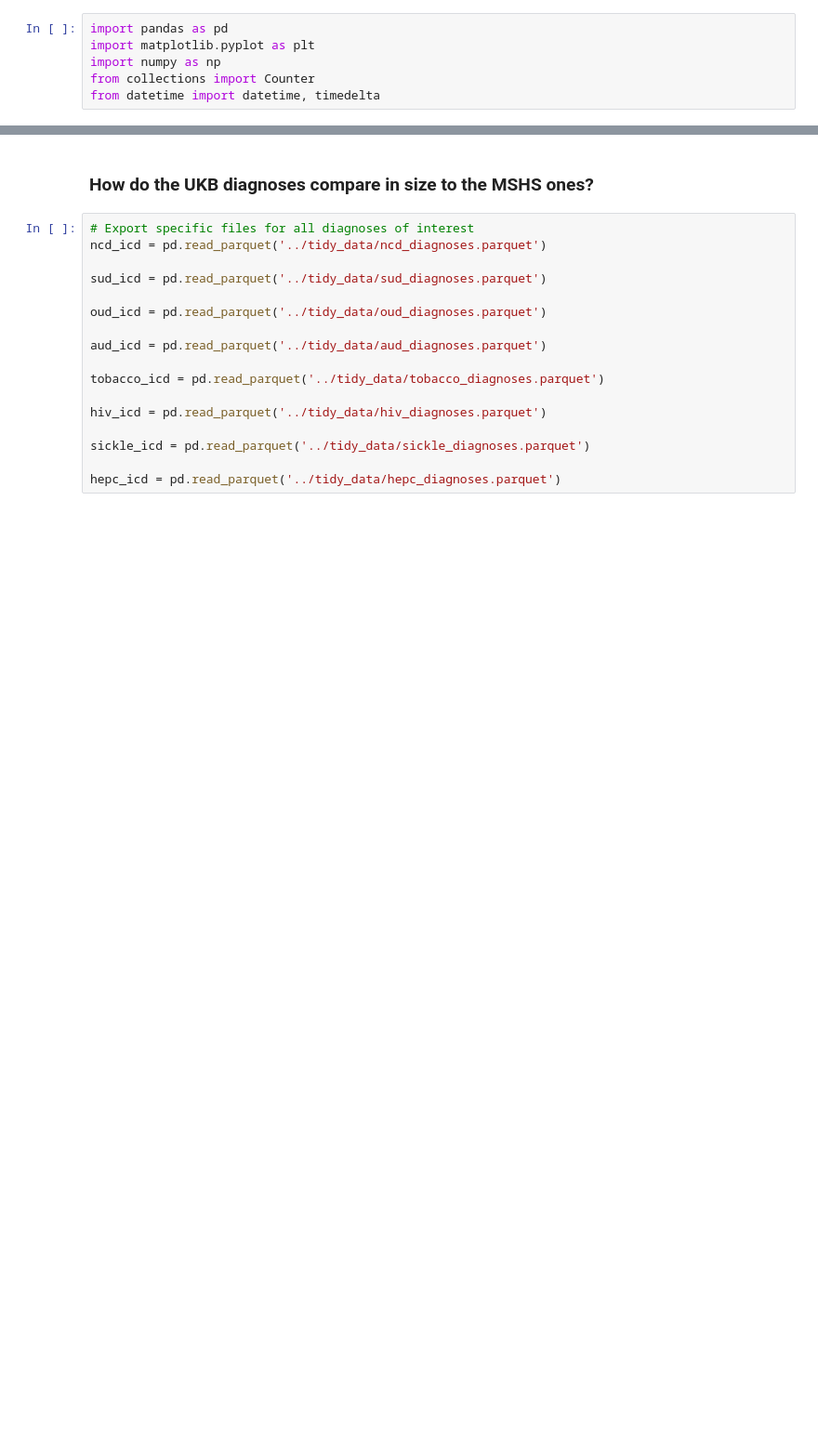
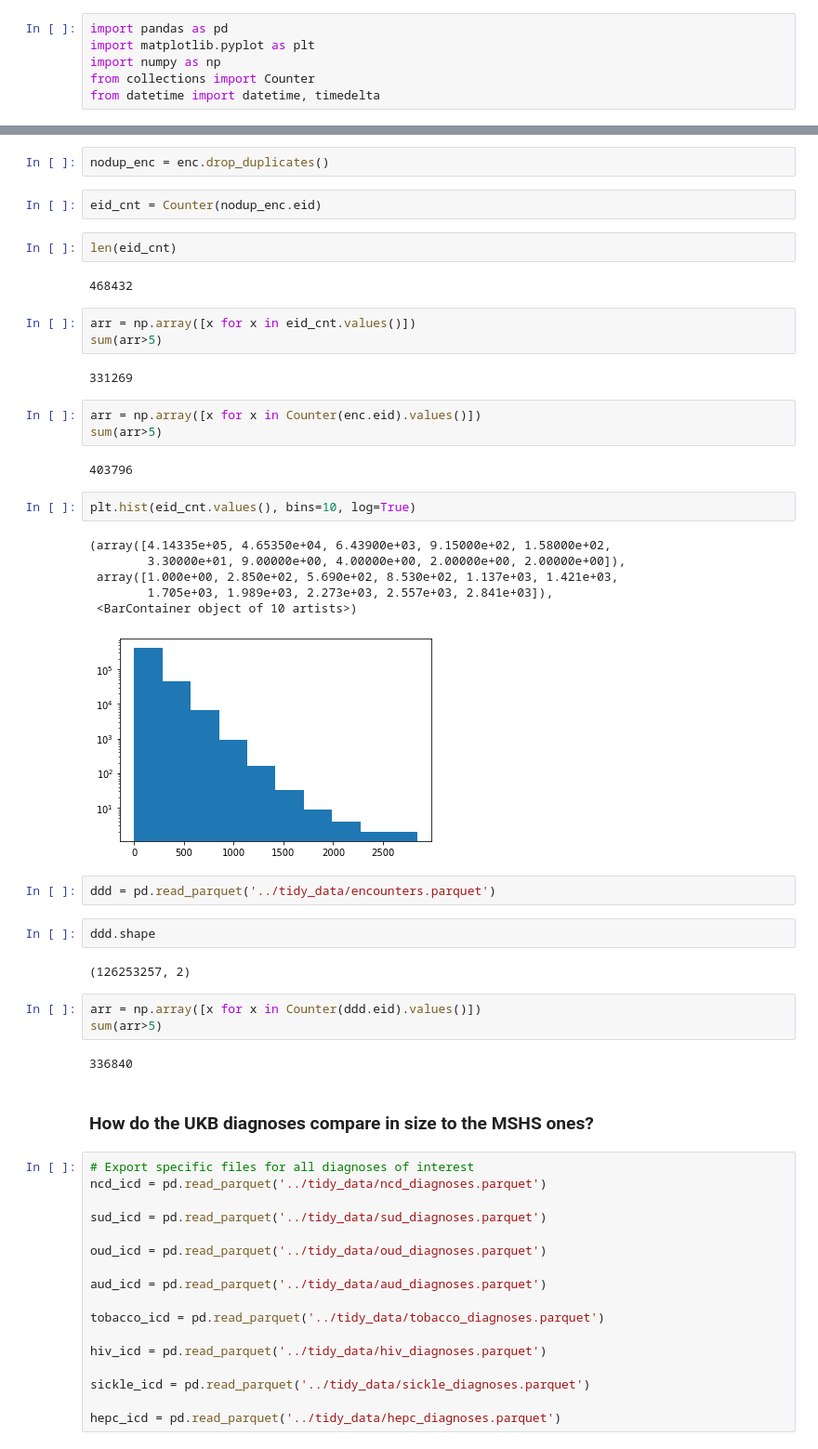
Before and after one commit to RandallJEllis/ehr_opioid_ncd, a Jupyter notebook: ukbiobank/code/preprocessing.ipynb, the cells around one changed output, grey strips where cells are left out. Shown at 93% size. Drawn from its saved outputs; the diff is of its cells as text; blank space fills up the shorter version.

```diff
--- a/ukbiobank/code/preprocessing.ipynb
+++ b/ukbiobank/code/preprocessing.ipynb
@@ -22,3 +58,41 @@ control_cohort.shape
+# %%
+nodup_enc = enc.drop_duplicates()
+# %%
+eid_cnt = Counter(nodup_enc.eid)
+# %%
+len(eid_cnt)
+# %% [output]
+468432
+# %%
+arr = np.array([x for x in eid_cnt.values()])
+sum(arr>5)
+# %% [output]
+331269
+# %%
+arr = np.array([x for x in Counter(enc.eid).values()])
+sum(arr>5)
+# %% [output]
+403796
+# %%
+plt.hist(eid_cnt.values(), bins=10, log=True)
+# %% [output]
+(array([4.14335e+05, 4.65350e+04, 6.43900e+03, 9.15000e+02, 1.58000e+02,
+        3.30000e+01, 9.00000e+00, 4.00000e+00, 2.00000e+00, 2.00000e+00]),
+ array([1.000e+00, 2.850e+02, 5.690e+02, 8.530e+02, 1.137e+03, 1.421e+03,
+        1.705e+03, 1.989e+03, 2.273e+03, 2.557e+03, 2.841e+03]),
+ <BarContainer object of 10 artists>)
+[figure, added]
+# %%
+ddd = pd.read_parquet('../tidy_data/encounters.parquet')
+# %%
+ddd.shape
+# %% [output]
+(126253257, 2)
+# %%
+arr = np.array([x for x in Counter(ddd.eid).values()])
+sum(arr>5)
+# %% [output]
+336840
 # %% [markdown]
 ### How do the UKB diagnoses compare in size to the MSHS ones?
 # %%
```
Also changed, not shown: parts of 23 cells of this notebook, 13 other files.
